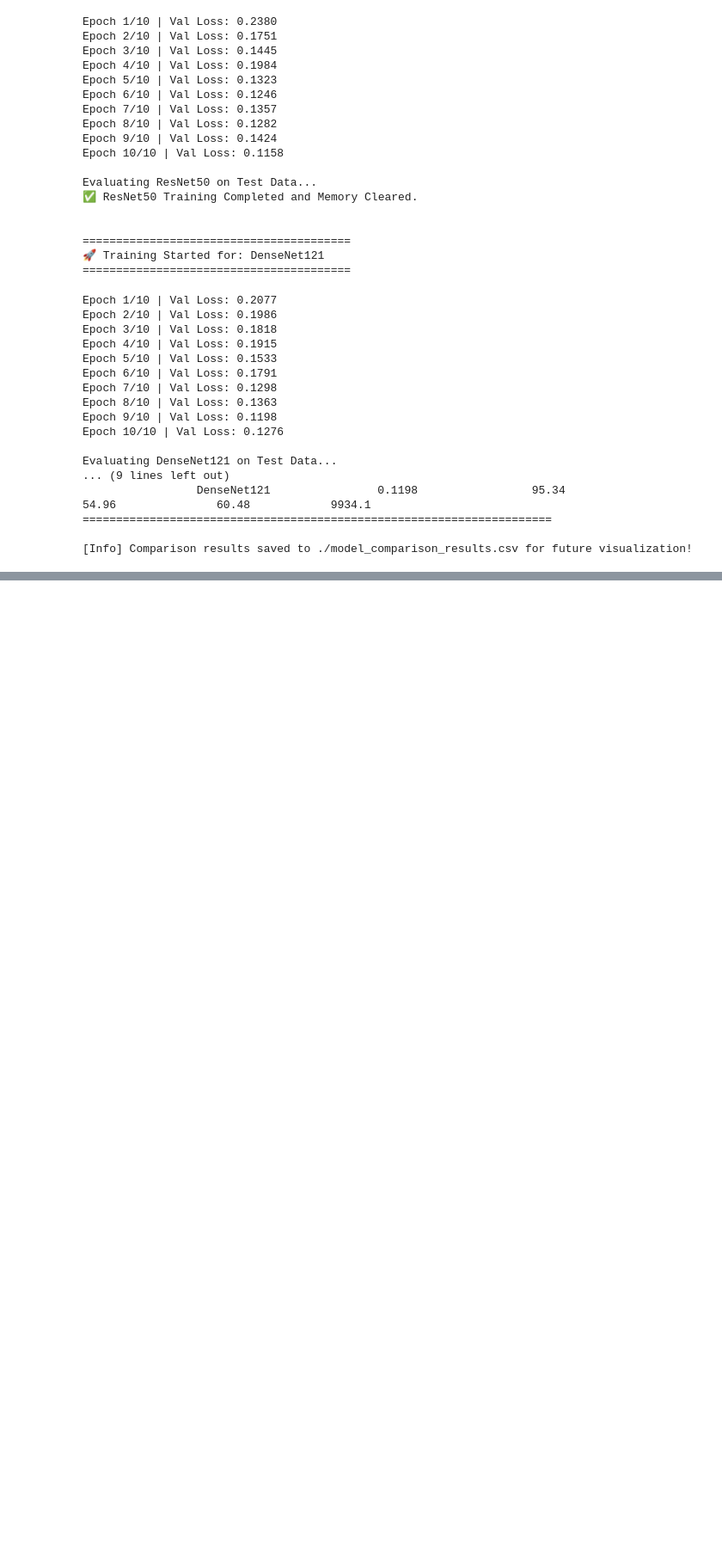
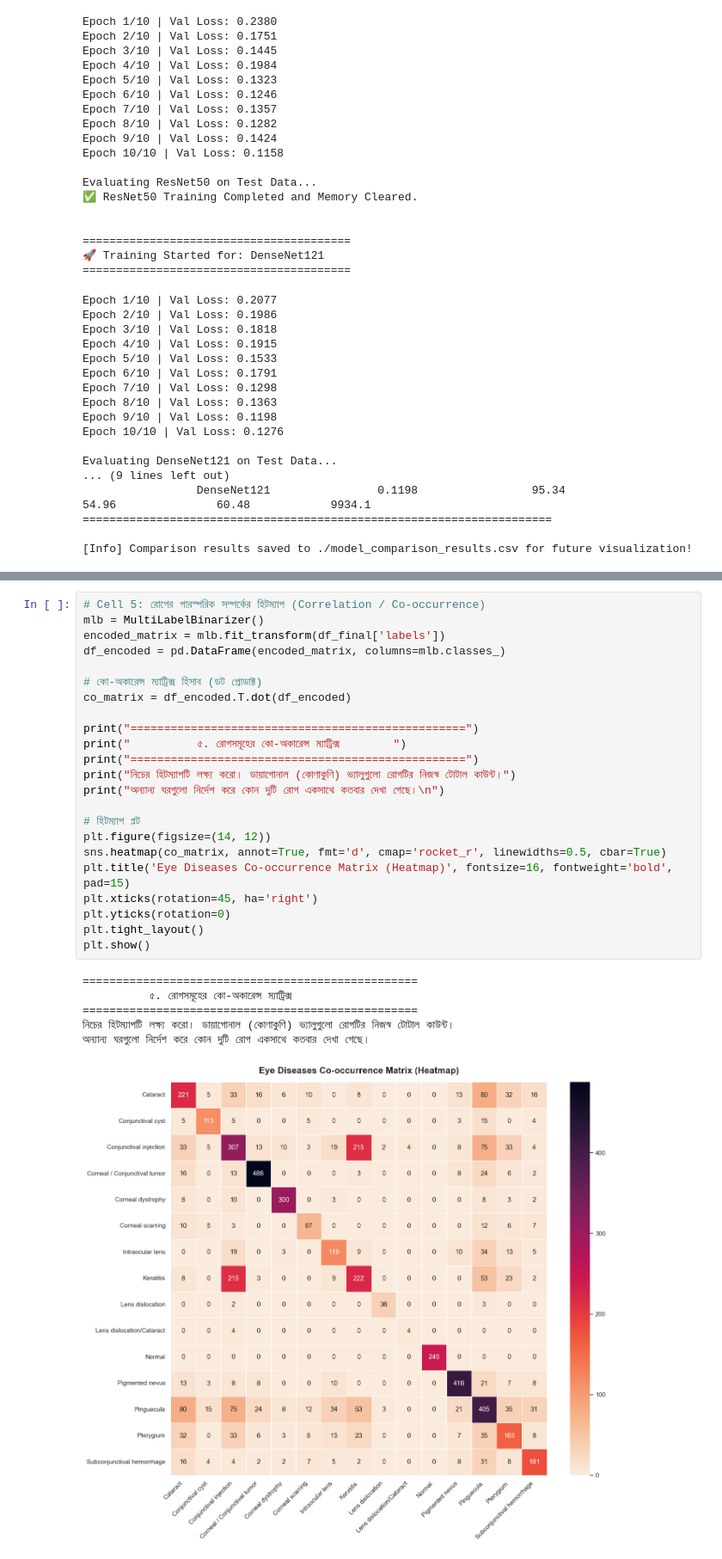
Before and after one commit to joyassroy/thesis-projects-DL, a Jupyter notebook: slit-lamp-local.ipynb, the cells around one changed output, grey strips where cells are left out. Shown at 86% size. Saved outputs shown, nothing was run; the diff lists cells and outputs as text; blank space fills up the shorter version.

```diff
--- a/slit-lamp-local.ipynb
+++ b/slit-lamp-local.ipynb
@@ -669,0 +846,30 @@ Evaluating DenseNet121 on Test Data...
+# %%
+# Cell 5: রোগের পারস্পরিক সম্পর্কের হিটম্যাপ (Correlation / Co-occurrence)
+mlb = MultiLabelBinarizer()
+encoded_matrix = mlb.fit_transform(df_final['labels'])
+df_encoded = pd.DataFrame(encoded_matrix, columns=mlb.classes_)
+
+# কো-অকারেন্স ম্যাট্রিক্স হিসাব (ডট প্রোডাক্ট)
+co_matrix = df_encoded.T.dot(df_encoded)
+
+print("==================================================")
+print("          ৫. রোগসমূহের কো-অকারেন্স ম্যাট্রিক্স        ")
+print("==================================================")
+print("নিচের হিটম্যাপটি লক্ষ্য করো। ডায়াগোনাল (কোণাকুণি) ভ্যালুগুলো রোগটির নিজস্ব টোটাল কাউন্ট।")
+print("অন্যান্য ঘরগুলো নির্দেশ করে কোন দুটি রোগ একসাথে কতবার দেখা গেছে।\n")
+
+# হিটম্যাপ প্লট
+plt.figure(figsize=(14, 12))
+sns.heatmap(co_matrix, annot=True, fmt='d', cmap='rocket_r', linewidths=0.5, cbar=True)
+plt.title('Eye Diseases Co-occurrence Matrix (Heatmap)', fontsize=16, fontweight='bold', pad=15)
+plt.xticks(rotation=45, ha='right')
+plt.yticks(rotation=0)
+plt.tight_layout()
+plt.show()
+# %% [output]
+==================================================
+          ৫. রোগসমূহের কো-অকারেন্স ম্যাট্রিক্স
+==================================================
+নিচের হিটম্যাপটি লক্ষ্য করো। ডায়াগোনাল (কোণাকুণি) ভ্যালুগুলো রোগটির নিজস্ব টোটাল কাউন্ট।
+অন্যান্য ঘরগুলো নির্দেশ করে কোন দুটি রোগ একসাথে কতবার দেখা গেছে।
+[figure, added]
```
Also changed, not shown: parts of 4 cells of this notebook.
